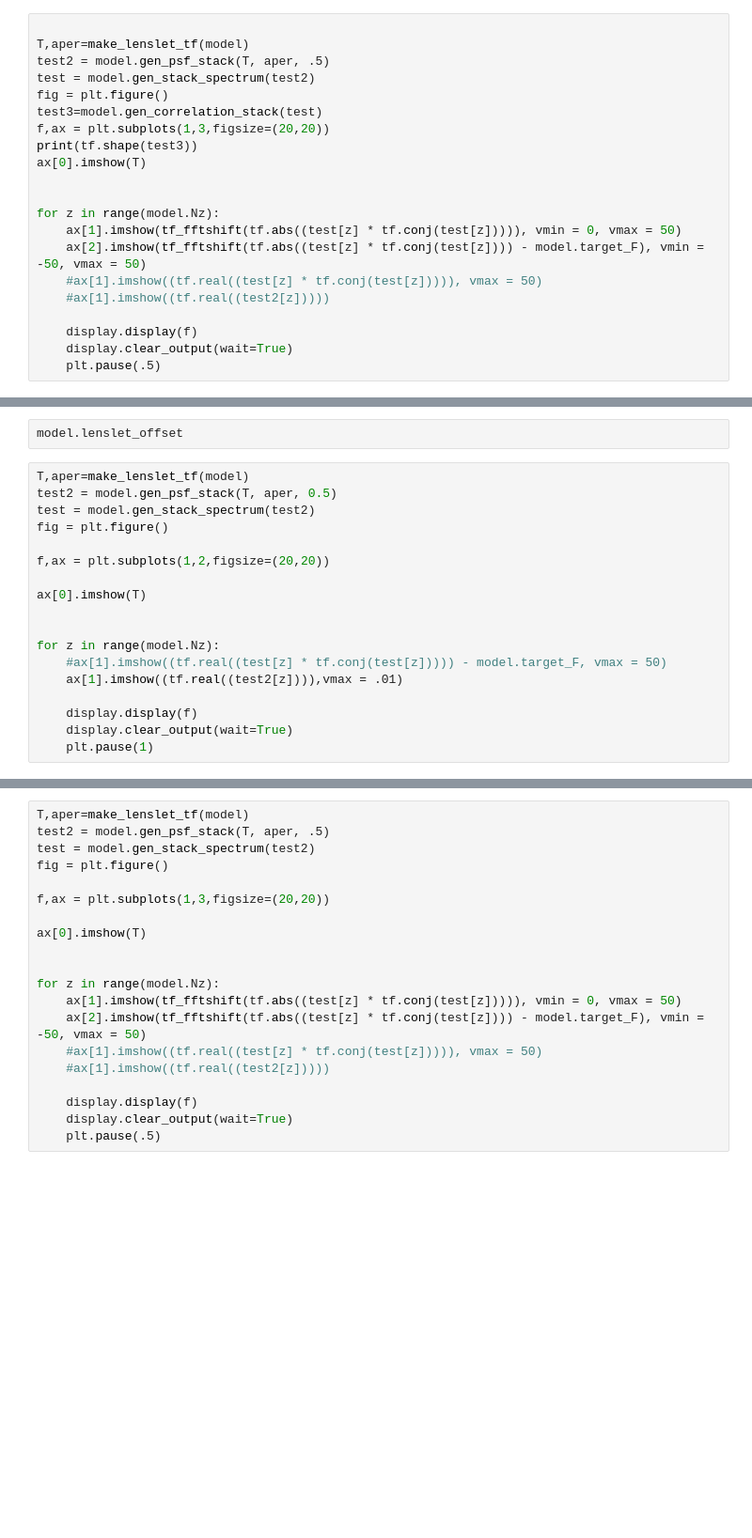
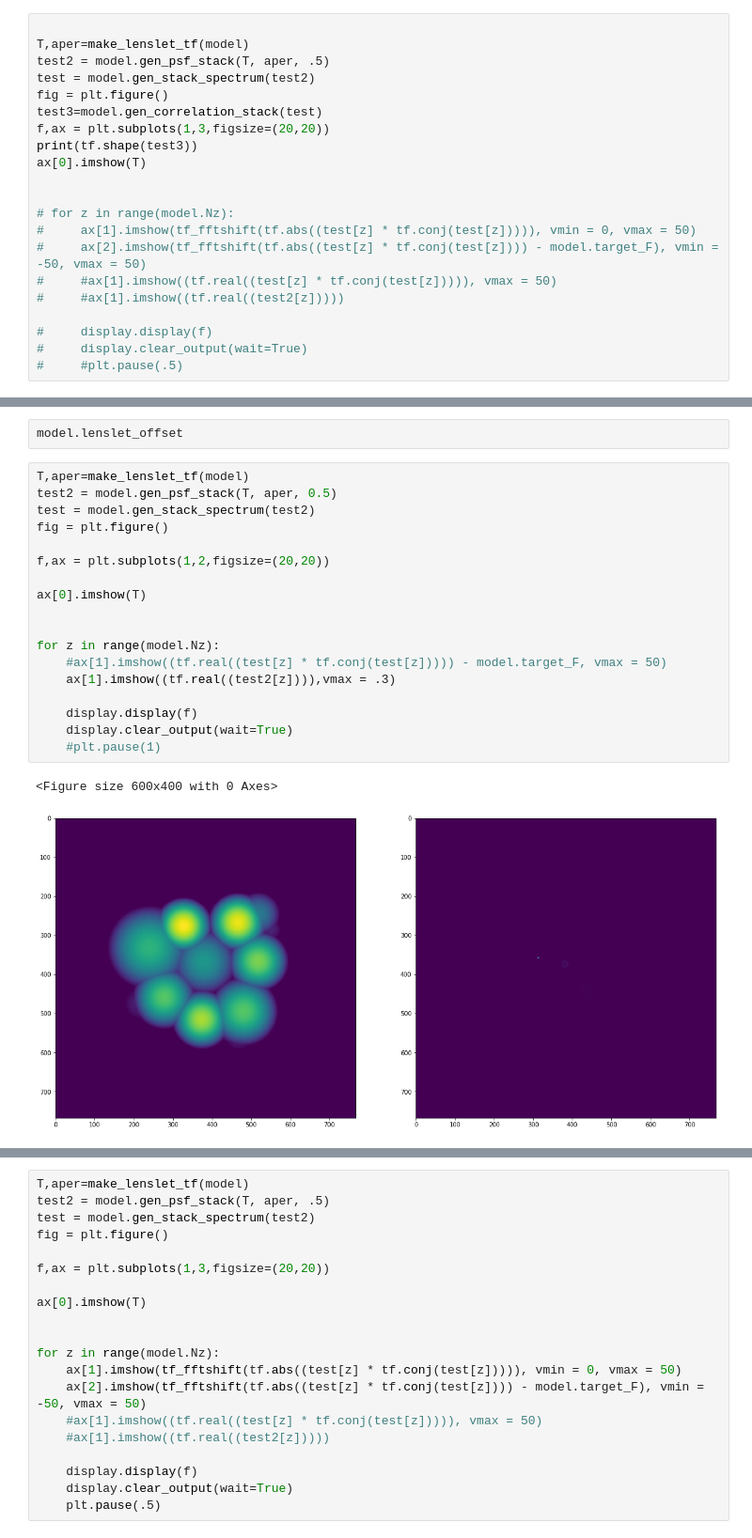
Before and after one commit to antipa/Randoscope_dev, a Jupyter notebook: RandoscopeXCorrMinTF-RadiusLearning.ipynb, the cells around one changed output, grey strips where cells are left out. Shown at 94% size. Saved outputs shown, nothing was run; the diff lists cells and outputs as text; blank space fills up the shorter version.

```diff
--- a/RandoscopeXCorrMinTF-RadiusLearning.ipynb
+++ b/RandoscopeXCorrMinTF-RadiusLearning.ipynb
@@ -243,12 +263,12 @@ print(tf.shape(test3))
 ax[0].imshow(T)
 
 
-for z in range(model.Nz):
-    ax[1].imshow(tf_fftshift(tf.abs((test[z] * tf.conj(test[z])))), vmin = 0, vmax = 50)
-    ax[2].imshow(tf_fftshift(tf.abs((test[z] * tf.conj(test[z]))) - model.target_F), vmin = -50, vmax = 50)
-    #ax[1].imshow((tf.real((test[z] * tf.conj(test[z])))), vmax = 50)
-    #ax[1].imshow((tf.real((test2[z]))))
+# for z in range(model.Nz):
+#     ax[1].imshow(tf_fftshift(tf.abs((test[z] * tf.conj(test[z])))), vmin = 0, vmax = 50)
+#     ax[2].imshow(tf_fftshift(tf.abs((test[z] * tf.conj(test[z]))) - model.target_F), vmin = -50, vmax = 50)
+#     #ax[1].imshow((tf.real((test[z] * tf.conj(test[z])))), vmax = 50)
+#     #ax[1].imshow((tf.real((test2[z]))))
 
-    display.display(f)
-    display.clear_output(wait=True)
-    plt.pause(.5)
+#     display.display(f)
+#     display.clear_output(wait=True)
+#     #plt.pause(.5)
@@ -381,18 +531,21 @@ model.lenslet_offset
 # %%
 T,aper=make_lenslet_tf(model)
 test2 = model.gen_psf_stack(T, aper, 0.5)
 test = model.gen_stack_spectrum(test2)
 fig = plt.figure()
 
 f,ax = plt.subplots(1,2,figsize=(20,20))
 
 ax[0].imshow(T)
 
 
 for z in range(model.Nz):
     #ax[1].imshow((tf.real((test[z] * tf.conj(test[z])))) - model.target_F, vmax = 50)
-    ax[1].imshow((tf.real((test2[z]))),vmax = .01)
+    ax[1].imshow((tf.real((test2[z]))),vmax = .3)
 
     display.display(f)
     display.clear_output(wait=True)
-    plt.pause(1)
+    #plt.pause(1)
+# %% [output]
+<Figure size 600x400 with 0 Axes>
+[figure, added]
```
Also changed, not shown: parts of 28 cells of this notebook.
